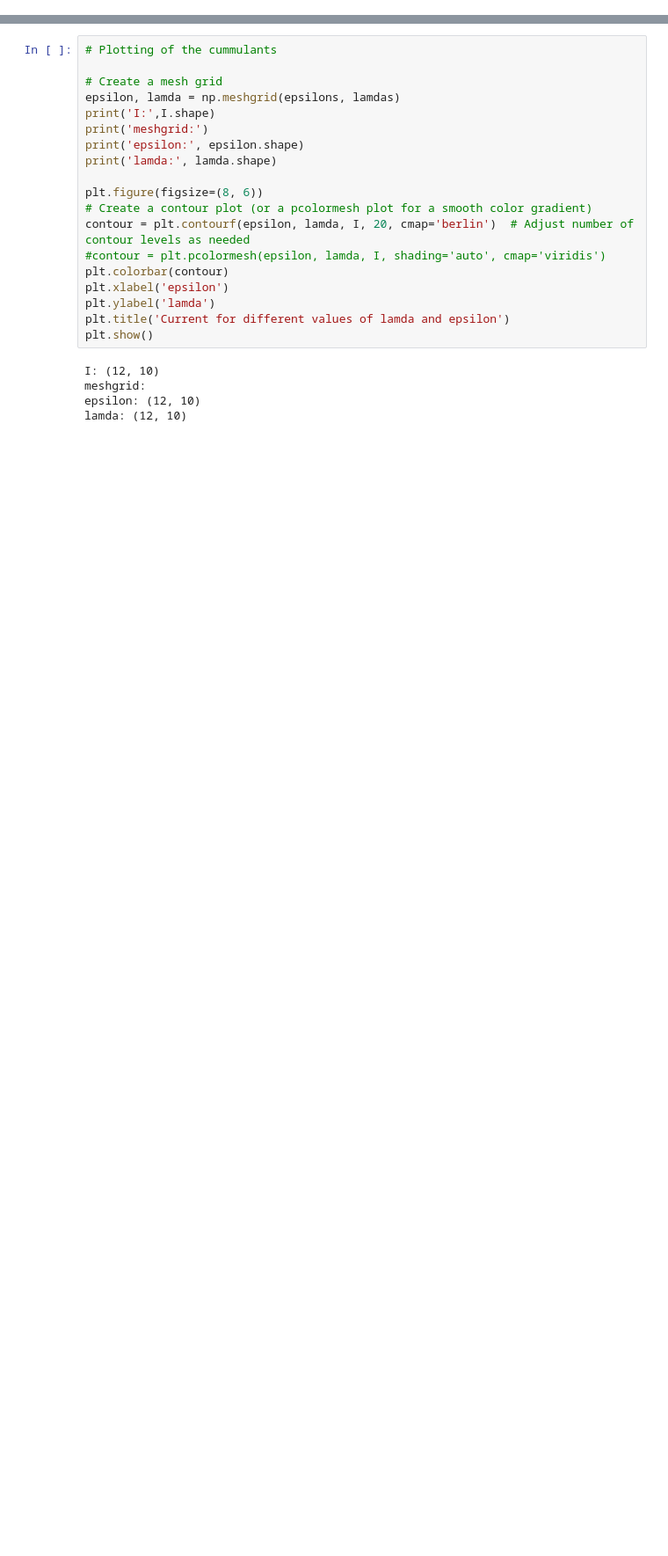
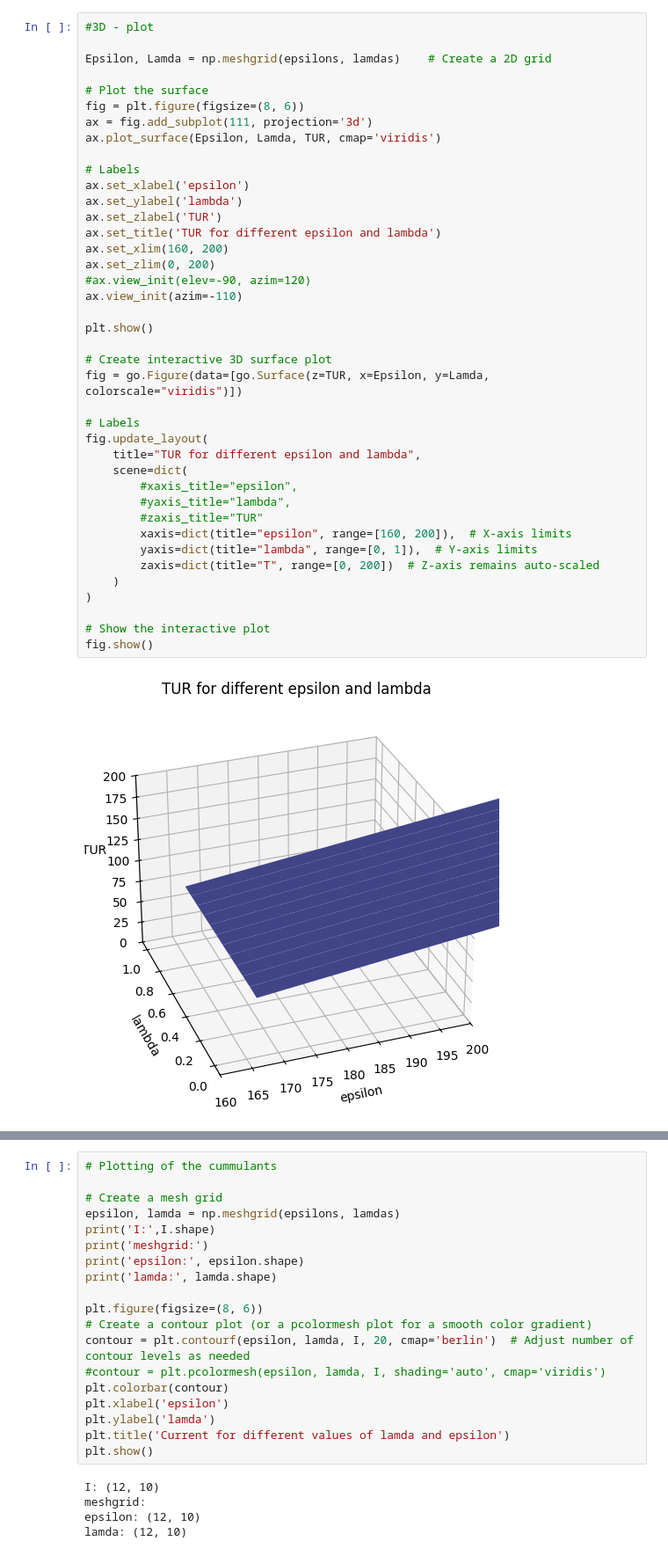
Before and after one commit to myIntSet/thermoelectrics, a Jupyter notebook: interpolation second exp-route.ipynb, the cells around one changed output, grey strips where cells are left out. Shown at 88% size. Saved outputs shown, nothing was run; the diff lists cells and outputs as text; blank space fills up the shorter version.

```diff
--- a/interpolation second exp-route.ipynb
+++ b/interpolation second exp-route.ipynb
@@ -105,5 +41,47 @@ eff = P/J_QH
 sigma = P*(1/T_COLD)*(eff_carnot-eff)/eff
 TUR = I_var*sigma/(I**2)
+# %%
+#3D - plot
+
+Epsilon, Lamda = np.meshgrid(epsilons, lamdas)    # Create a 2D grid
+
+# Plot the surface
+fig = plt.figure(figsize=(8, 6))
+ax = fig.add_subplot(111, projection='3d')
+ax.plot_surface(Epsilon, Lamda, TUR, cmap='viridis')
+
+# Labels
+ax.set_xlabel('epsilon')
+ax.set_ylabel('lambda')
+ax.set_zlabel('TUR')
+ax.set_title('TUR for different epsilon and lambda')
+ax.set_xlim(160, 200)
+ax.set_zlim(0, 200)
+#ax.view_init(elev=-90, azim=120)
+ax.view_init(azim=-110)
+
+plt.show()
+
+# Create interactive 3D surface plot
+fig = go.Figure(data=[go.Surface(z=TUR, x=Epsilon, y=Lamda, colorscale="viridis")])
+
+# Labels
+fig.update_layout(
+    title="TUR for different epsilon and lambda",
+    scene=dict(
+        #xaxis_title="epsilon",
+        #yaxis_title="lambda",
+        #zaxis_title="TUR"
+        xaxis=dict(title="epsilon", range=[160, 200]),  # X-axis limits
+        yaxis=dict(title="lambda", range=[0, 1]),  # Y-axis limits
+        zaxis=dict(title="T", range=[0, 200])  # Z-axis remains auto-scaled
+    )
+)
+
+# Show the interactive plot
+fig.show()
+# %% [output]
+[figure, added]
 # %%
 #---------plotting----------------------------------
 for idx, lmda in enumerate(lamdas):
```
Also changed, not shown: parts of 8 cells of this notebook, 1 other file.
